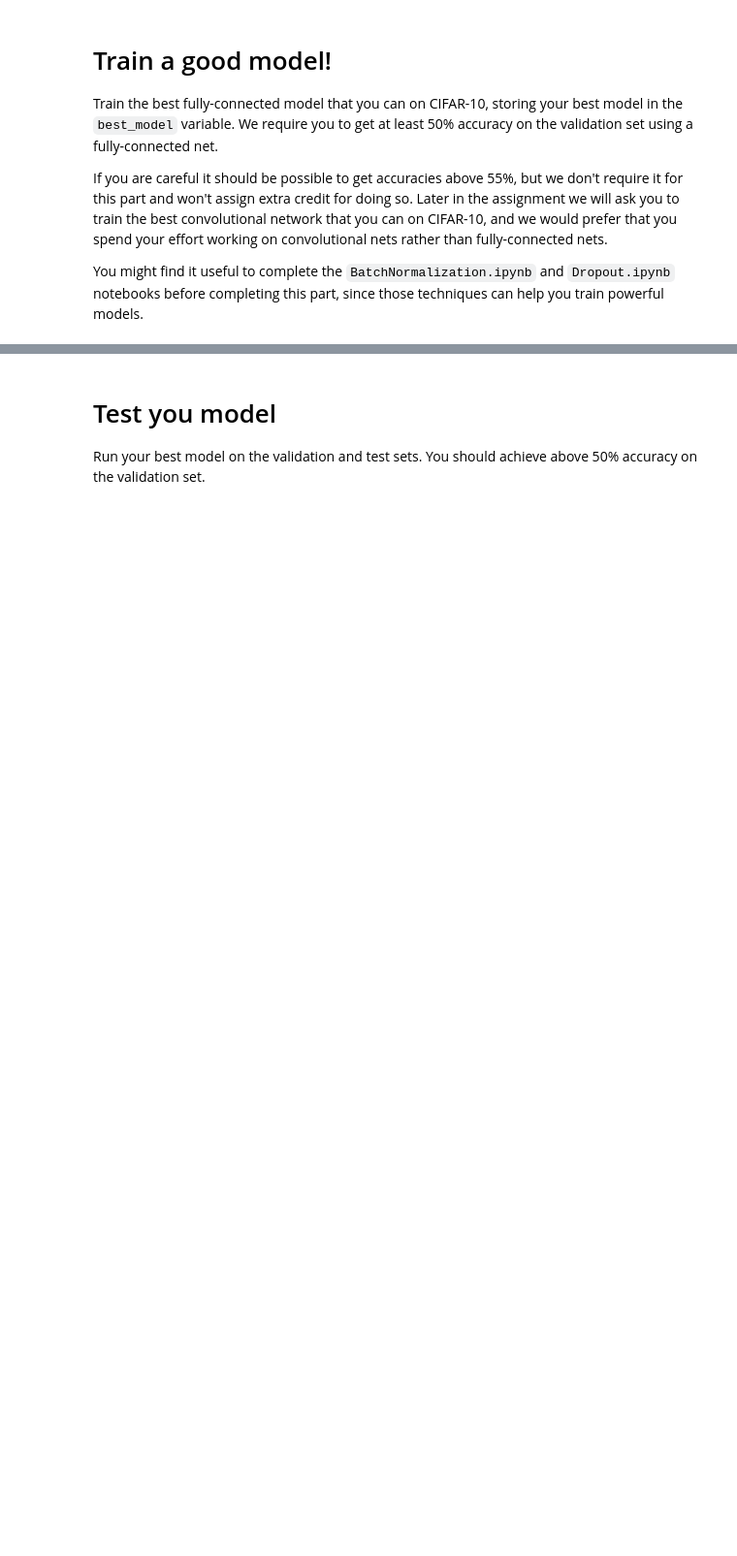
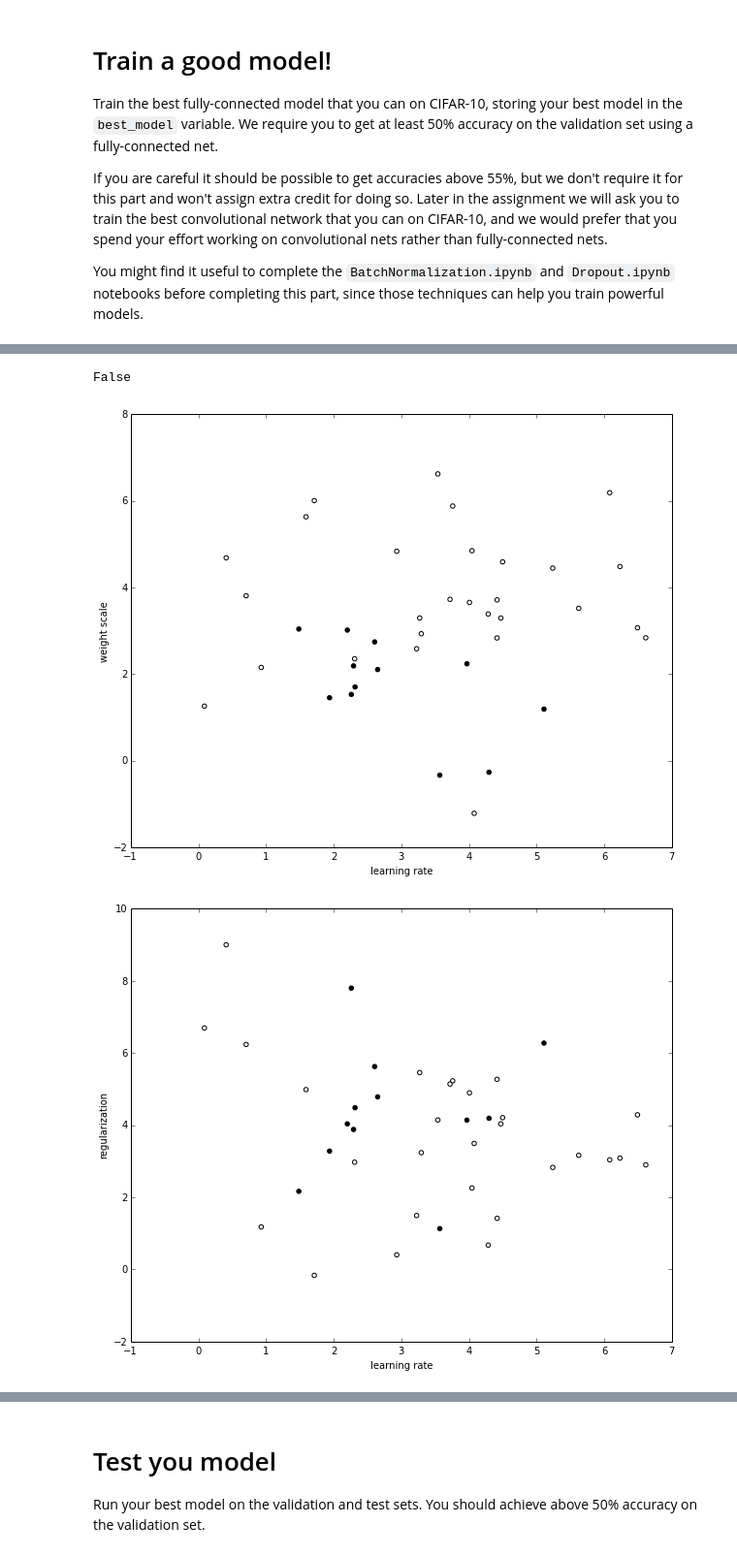
Before and after one commit to NLeSC/deep-learning-assignments-solutions, a Jupyter notebook: assignment2/christiaan/FullyConnectedNets.ipynb, the cells around one changed output, grey strips where cells are left out. Shown at 97% size. Cells and saved outputs as stored; diff of their text form; code cells hidden in the pictures; blank space fills up the shorter version.

```diff
--- a/assignment2/christiaan/FullyConnectedNets.ipynb
+++ b/assignment2/christiaan/FullyConnectedNets.ipynb
@@ -653,0 +892,8 @@ pass
+# %%
+n = 50
+hypers = []
+for i in range(n):
+    lr = np.random.normal(3.5,2)
+    ws = np.random.normal(3.5,2)
+    reg = np.random.normal(3.5,2)
+    hypers.append((lr,ws,reg))
@@ -653,0 +947,26 @@ pass
+# %%
+a = {'b':'c'}
+'c' in a
+# %% [output]
+False
+# %%
+plt.subplot(1,1,1)
+plt.scatter([t[0] for t in hypers if t in vals], [t[1] for t in hypers if t in vals], c=[0 if vals[t] > 0.12 else 1 for t in hypers if t in vals])
+plt.xlabel('learning rate')
+plt.ylabel('weight scale')
+plt.show()
+
+plt.subplot(1,1,1)
+plt.scatter([t[0] for t in hypers if t in vals], [t[2] for t in hypers if t in vals], c=[0 if vals[t] > 0.12 else 1 for t in hypers if t in vals])
+plt.xlabel('learning rate')
+plt.ylabel('regularization')
+plt.show()
+
+plt.subplot(1,1,1)
+plt.scatter([t[1] for t in hypers if t in vals], [t[2] for t in hypers if t in vals], c=[0 if vals[t] > 0.12 else 1 for t in hypers if t in vals])
+plt.xlabel('weight scale')
+plt.ylabel('regularization')
+plt.show()
+# %% [output]
+[figure, added]
+[figure, added]
```
Also changed, not shown: parts of 27 cells of this notebook, 2 other files.
